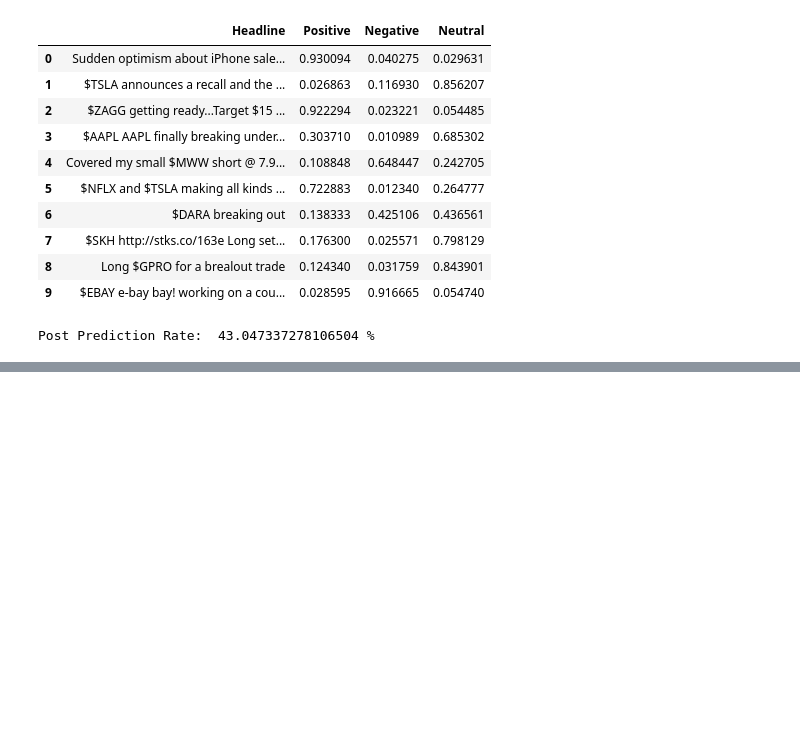
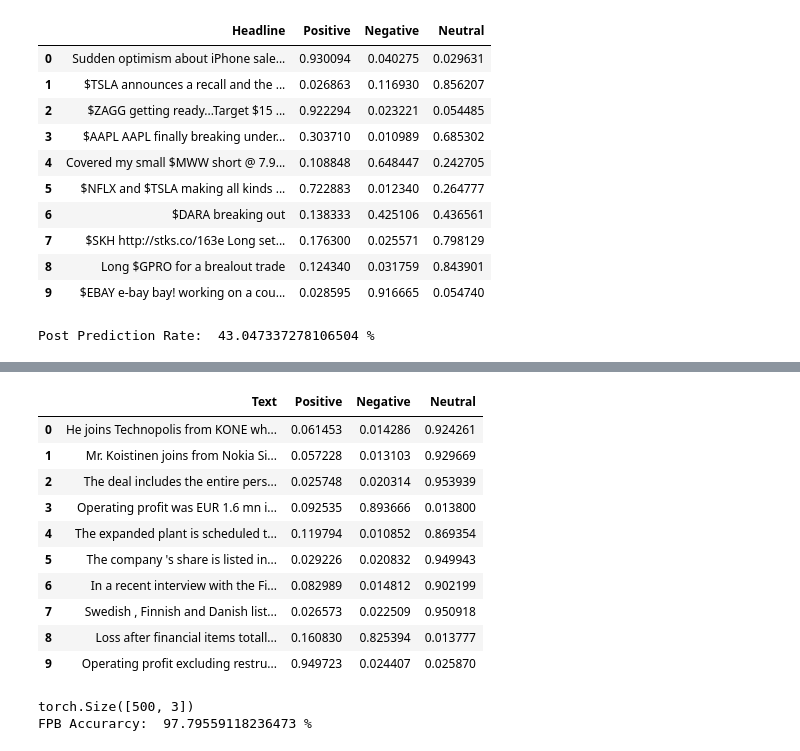
Before and after one commit to yw7vvAW611/CS269GroupProject, a Jupyter notebook: FinBERT.ipynb, the cells around one changed output, grey strips where cells are left out. Cells and saved outputs as stored; diff of their text form; code cells hidden in the pictures; blank space fills up the shorter version.

```diff
--- a/FinBERT.ipynb
+++ b/FinBERT.ipynb
@@ -267,0 +287,10 @@ Post Prediction Rate:  43.047337278106504 %
+# %%
+from transformers import AutoTokenizer, AutoModelForSequenceClassification
+
+tokenizer = AutoTokenizer.from_pretrained("ProsusAI/finbert")
+model = AutoModelForSequenceClassification.from_pretrained("ProsusAI/finbert")
+# %%
+#That's where the headlines get tokenized to be inputted into model
+
+inputs = tokenizer(fpb100_list, padding = True, truncation = True, return_tensors='pt')
+print(inputs)
@@ -267,0 +317,3 @@ Post Prediction Rate:  43.047337278106504 %
+# %%
+outputs = model(**inputs)
+print(outputs.logits.shape)
@@ -267,0 +322,5 @@ Post Prediction Rate:  43.047337278106504 %
+# %%
+import torch
+
+predictions = torch.nn.functional.softmax(outputs.logits, dim=-1)
+print(predictions)
@@ -267,0 +335,54 @@ Post Prediction Rate:  43.047337278106504 %
+# %%
+#Formatting the results as a pandas data frame
+
+import pandas as pd
+
+#Headline #Positive #Negative #Neutral
+positive = predictions[:, 0].tolist()
+negative = predictions[:, 1].tolist()
+neutral = predictions[:, 2].tolist()
+
+
+table = {'Text':fpb100_list,
+         "Positive":positive,
+         "Negative":negative,
+         "Neutral":neutral}
+
+df = pd.DataFrame(table, columns = ["Text", "Positive", "Negative", "Neutral"])
+
+df.head(10)
+# %% [output]
+|  | Text | Positive | Negative | Neutral |
+| 0 | He joins Technopolis from KONE wh... | 0.061453 | 0.014286 | 0.924261 |
+| 1 | Mr. Koistinen joins from Nokia Si... | 0.057228 | 0.013103 | 0.929669 |
+| 2 | The deal includes the entire pers... | 0.025748 | 0.020314 | 0.953939 |
+| 3 | Operating profit was EUR 1.6 mn i... | 0.092535 | 0.893666 | 0.013800 |
+| 4 | The expanded plant is scheduled t... | 0.119794 | 0.010852 | 0.869354 |
+| 5 | The company 's share is listed in... | 0.029226 | 0.020832 | 0.949943 |
+| 6 | In a recent interview with the Fi... | 0.082989 | 0.014812 | 0.902199 |
+| 7 | Swedish , Finnish and Danish list... | 0.026573 | 0.022509 | 0.950918 |
+| 8 | Loss after financial items totall... | 0.160830 | 0.825394 | 0.013777 |
+| 9 | Operating profit excluding restru... | 0.949723 | 0.024407 | 0.025870 |
+# %%
+
+label_map = {"positive" : 1, "negative" : -1, "neutral" : 0}
+print(predictions.shape)
+
+correct = 0.0
+for idx, x in enumerate(fpb100_array[:500]):
+    true_label = label_map[x[2]]
+    pred_list = [float(predictions[idx][0]), float(predictions[idx][1]), float(predictions[idx][2])]
+    max_v = max(pred_list)
+    if max_v == pred_list[0]:
+        prediction_label = 1
+    elif max_v == pred_list[1]:
+        prediction_label = -1
+    else:
+        prediction_label = 0
+
+    if prediction_label == true_label:
+        correct += 1
+print("FPB Accurarcy: ", correct / idx * 100, "%")
+# %% [output]
+torch.Size([500, 3])
+FPB Accurarcy:  97.79559118236473 %
```
Also changed, not shown: parts of 13 cells of this notebook, 4 other files.
